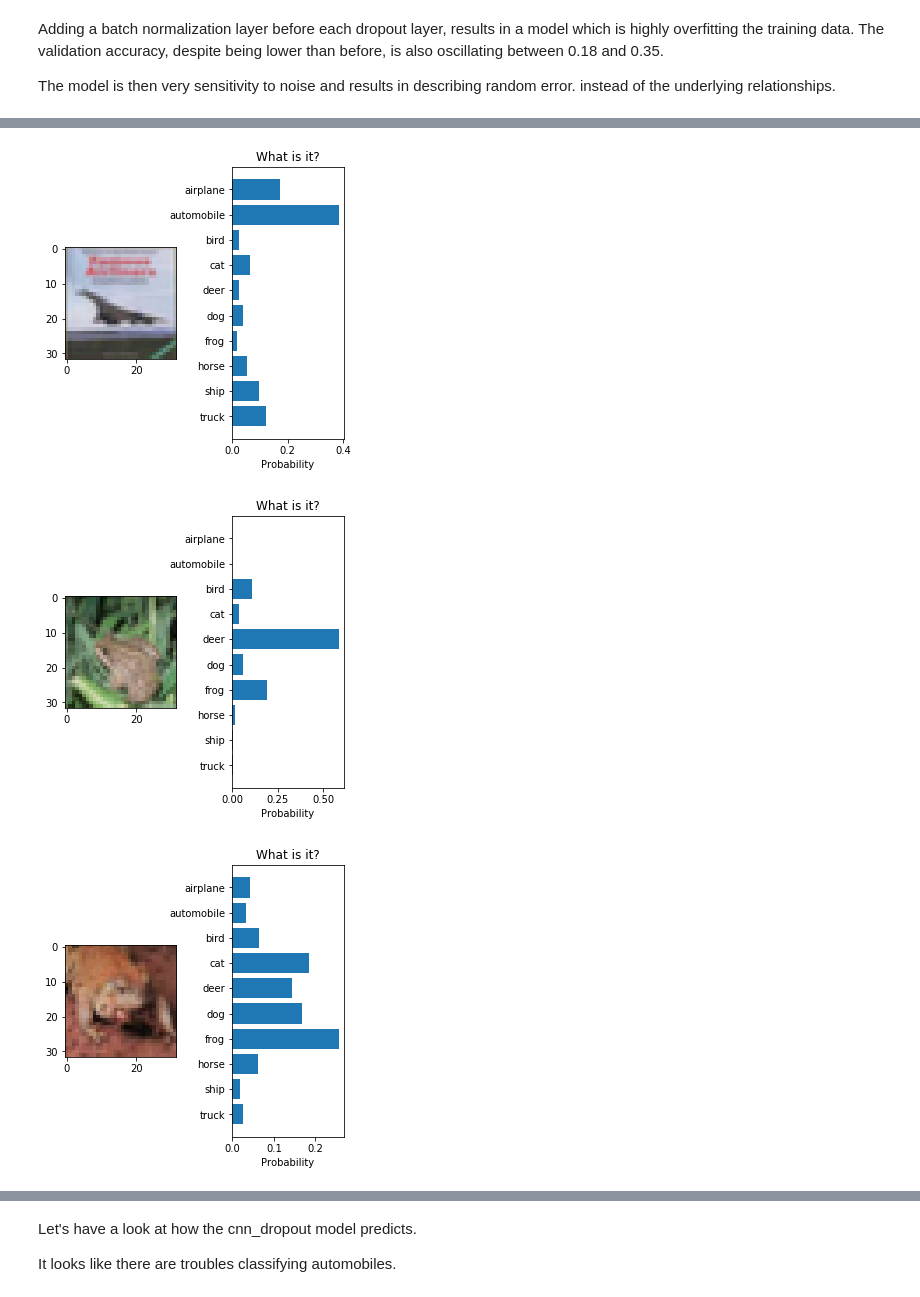
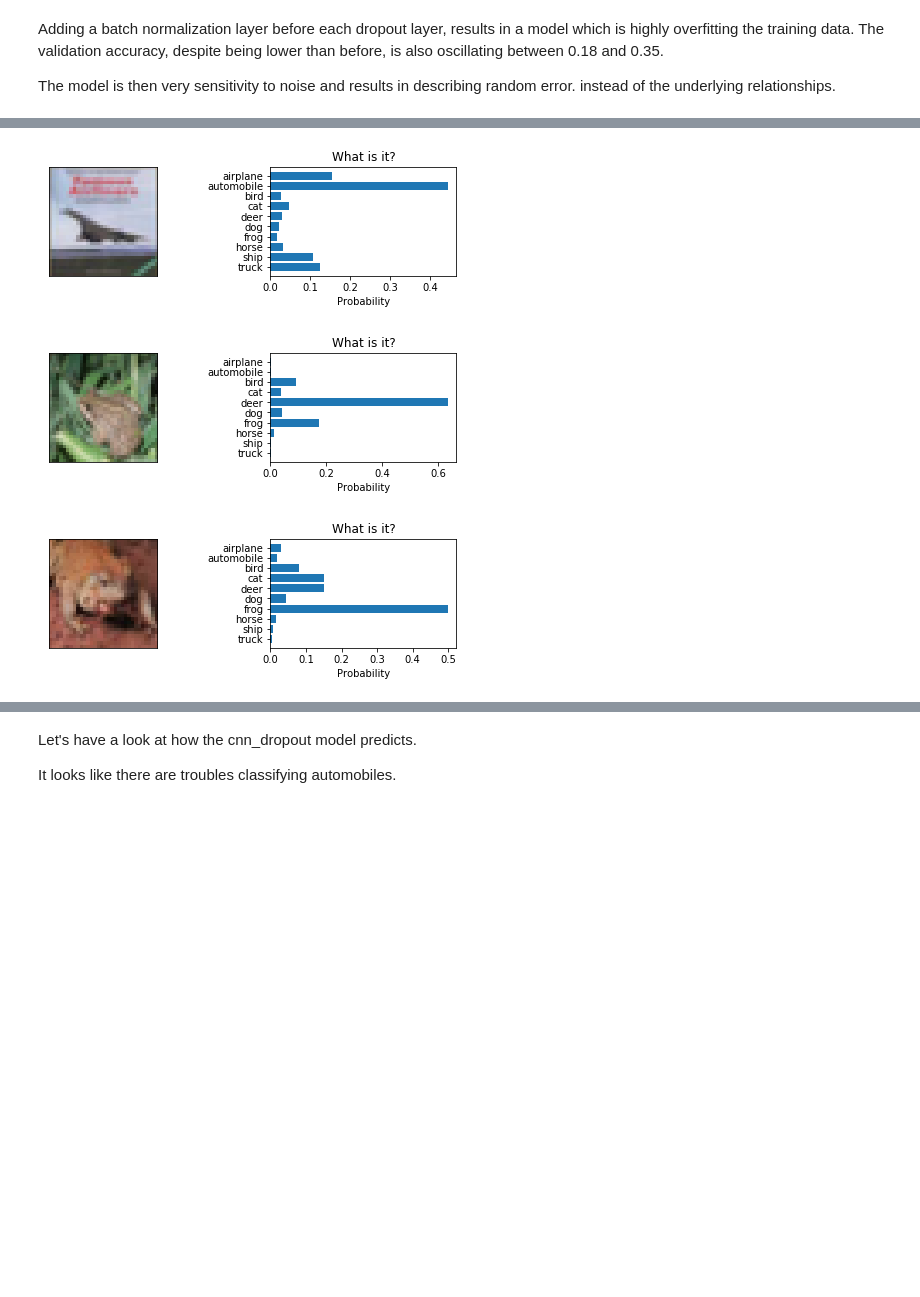
Before and after one commit to LeonardoNatale/CNN_CIFAR-10-dataset, a Jupyter notebook: Leo_notebook.ipynb, the cells around one changed output, grey strips where cells are left out. Cells and saved outputs as stored; diff of their text form; code cells hidden in the pictures; blank space fills up the shorter version.

Commit message:
Removed ticks, automated graph sizing

```diff
--- a/Leo_notebook.ipynb
+++ b/Leo_notebook.ipynb
@@ -741,36 +708,39 @@ def predict(model, x, labels, file_name=None):
     x_norm = normalize(
         x,
         axis=3
     )
 
     pred = cnn_dropout.predict(x_norm)
     for i in range(len(pred)):
 
         fig, (ax1, ax2) = plt.subplots(1,2)
-        fig.set_figheight(5,5)
-        fig.set_figwidth(5,5)
-        plt.subplots_adjust(wspace=0.5, hspace=10)
+        fig.set_figheight(len(x)//2)
+        fig.set_figwidth(8)
+        plt.subplots_adjust(wspace=0.4, hspace=10)
 
         ax1.imshow(x[i,:,:,:])
+        ax1.set_xticks([])
+        ax1.set_yticks([])
+
 
         y_pos = np.arange(len(labels))
         ax2.barh(y_pos, pred[i], align='center')
         ax2.set_yticks(y_pos)
         ax2.set_yticklabels(labels.values())
         ax2.invert_yaxis()
         ax2.set_xlabel('Probability')
         ax2.set_title('What is it?')
 
 
     if file_name:
         plt.savefig(file_name)
     else:
         plt.show()
 
 # predict(cnn_dropout, x_test[3:8,:,:,:], labels, file_name="predictions.png")
 
 predict(cnn_dropout, x_test[3:8,:,:,:], labels)
 # %% [output]
-[figure, old version]
+[figure, new version]
-[figure, old version]
+[figure, new version]
-[figure, old version]
+[figure, new version]
```
Also changed, not shown: parts of 8 cells of this notebook.
